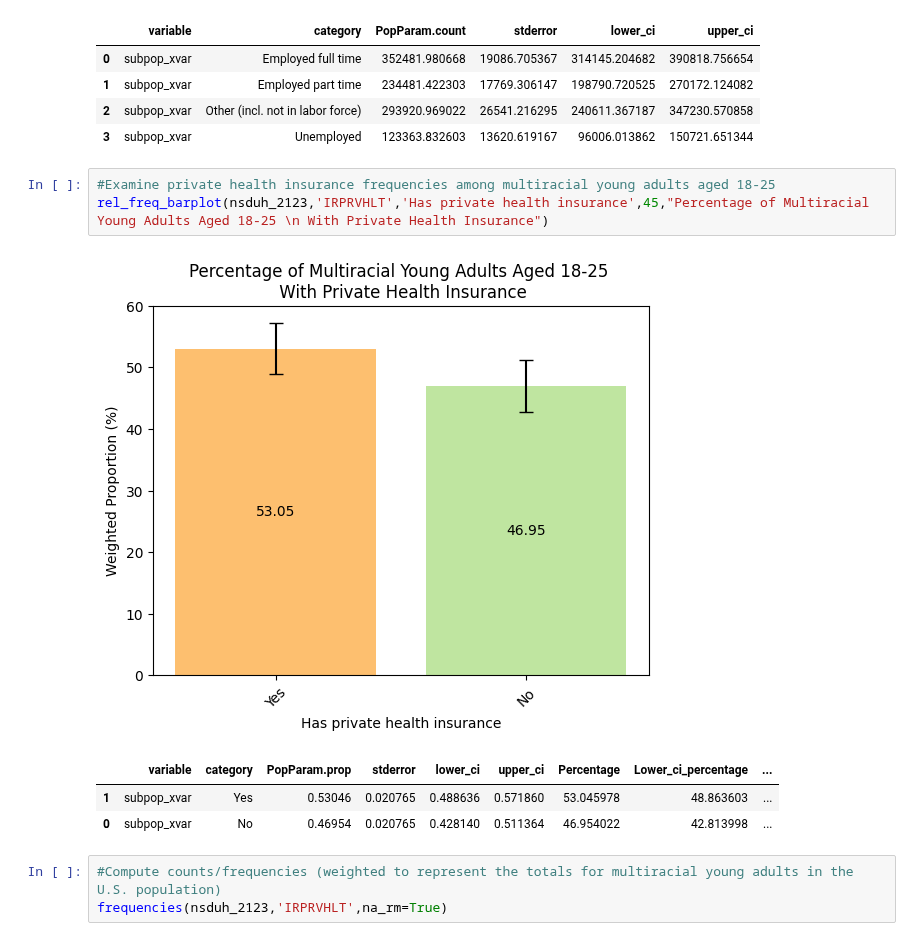
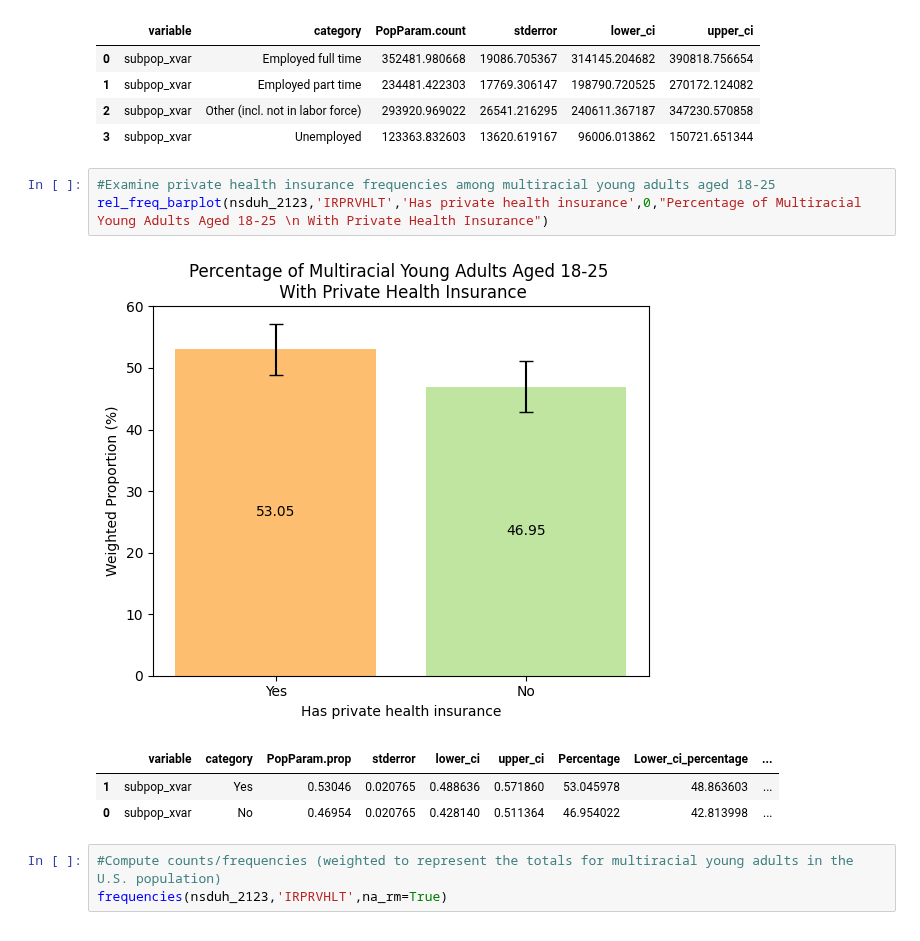
Before and after one commit to Platt-John/John-Platt-DA-401-Project, a Jupyter notebook: code/DA_401_Data_Exploration-2.ipynb, the cells around one changed output. Cells and saved outputs as stored; diff of their text form.

```diff
--- a/code/DA_401_Data_Exploration-2.ipynb
+++ b/code/DA_401_Data_Exploration-2.ipynb
@@ -408,9 +408,9 @@ frequencies(nsduh_2123,'IRWRKSTAT18',na_rm=True)
 | 3 | subpop_xvar | Unemployed | 123363.832603 | 13620.619167 | 96006.013862 | 150721.651344 |
 # %%
 #Examine private health insurance frequencies among multiracial young adults aged 18-25
-rel_freq_barplot(nsduh_2123,'IRPRVHLT','Has private health insurance',45,"Percentage of Multiracial Young Adults Aged 18-25 \n With Private Health Insurance")
+rel_freq_barplot(nsduh_2123,'IRPRVHLT','Has private health insurance',0,"Percentage of Multiracial Young Adults Aged 18-25 \n With Private Health Insurance")
 # %% [output]
-[figure, old version]
+[figure, new version]
 |  | variable | category | PopParam.prop | stderror | lower_ci | upper_ci | Percentage | Lower_ci_percentage | ... |
 | 1 | subpop_xvar | Yes | 0.53046 | 0.020765 | 0.488636 | 0.571860 | 53.045978 | 48.863603 | ... |
 | 0 | subpop_xvar | No | 0.46954 | 0.020765 | 0.428140 | 0.511364 | 46.954022 | 42.813998 | ... |
```
Also changed, not shown: parts of 3 cells of this notebook, 2 other files.
